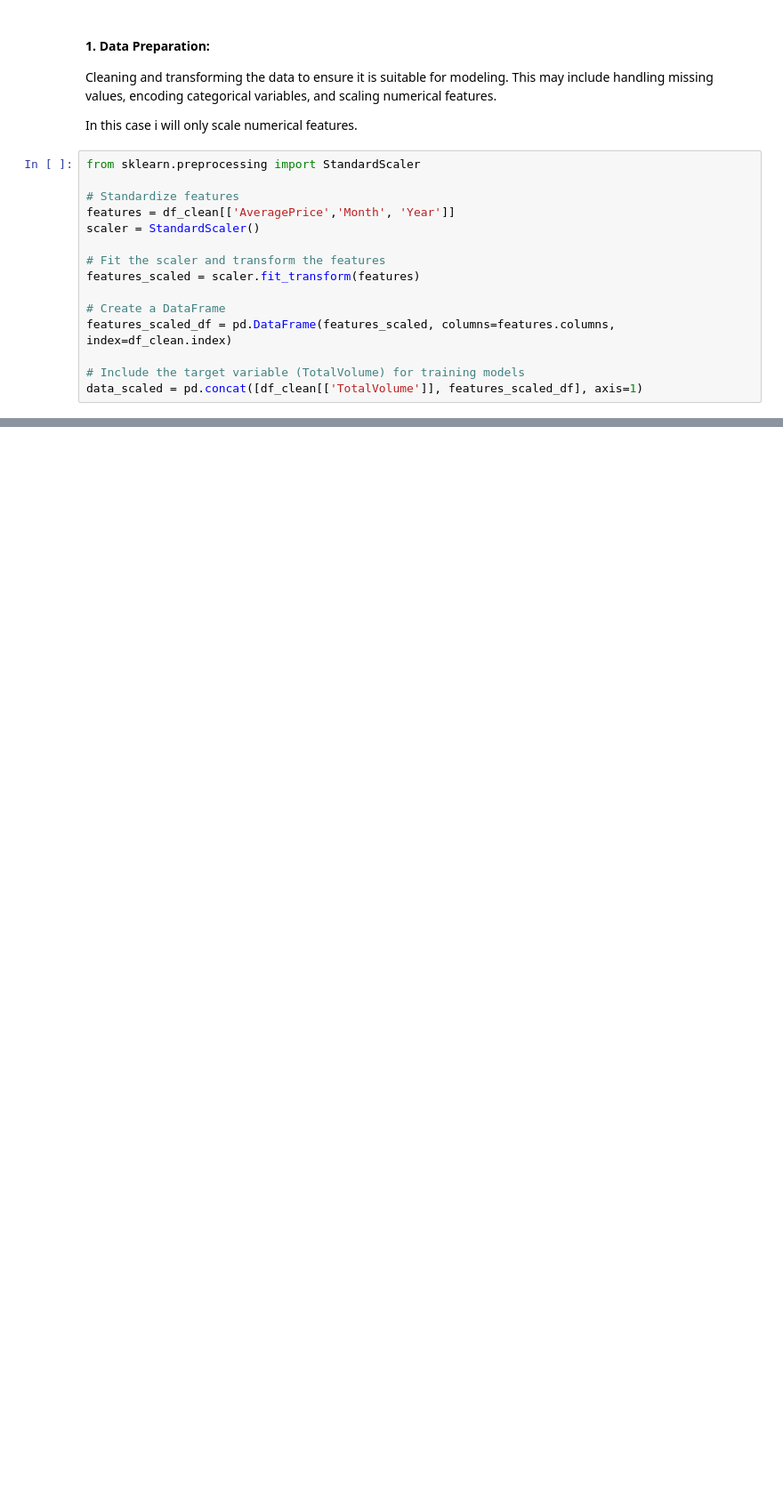
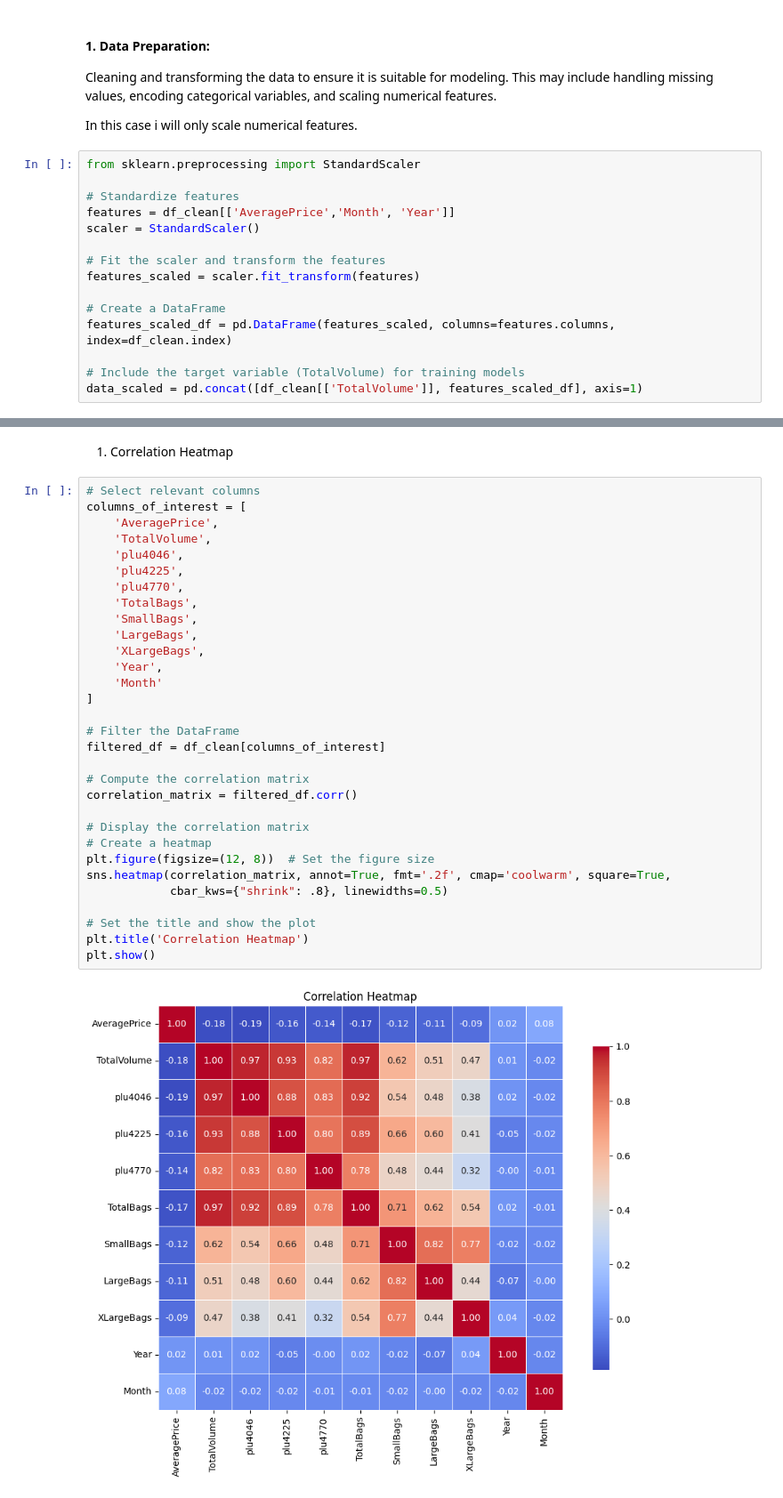
Before and after one commit to keneilweRangw/Mastering-Avocado-Prices, a Jupyter notebook: QCTO_Workplace_Module_K_Rangwaga.ipynb, the cells around one changed output, grey strips where cells are left out. Shown at 89% size. Cells and saved outputs as stored; diff of their text form; blank space fills up the shorter version.

```diff
--- a/QCTO_Workplace_Module_K_Rangwaga.ipynb
+++ b/QCTO_Workplace_Module_K_Rangwaga.ipynb
@@ -1310,0 +1342,35 @@ The next step is tuning the forecasting models to improve their performance and
+# %% [markdown]
+1. Correlation Heatmap
+# %%
+# Select relevant columns
+columns_of_interest = [
+    'AveragePrice',
+    'TotalVolume',
+    'plu4046',
+    'plu4225',
+    'plu4770',
+    'TotalBags',
+    'SmallBags',
+    'LargeBags',
+    'XLargeBags',
+    'Year',
+    'Month'
+]
+
+# Filter the DataFrame
+filtered_df = df_clean[columns_of_interest]
+
+# Compute the correlation matrix
+correlation_matrix = filtered_df.corr()
+
+# Display the correlation matrix
+# Create a heatmap
+plt.figure(figsize=(12, 8))  # Set the figure size
+sns.heatmap(correlation_matrix, annot=True, fmt='.2f', cmap='coolwarm', square=True,
+            cbar_kws={"shrink": .8}, linewidths=0.5)
+
+# Set the title and show the plot
+plt.title('Correlation Heatmap')
+plt.show()
+# %% [output]
+[figure, added]
```
Also changed, not shown: parts of 74 cells of this notebook, 2 other files.
